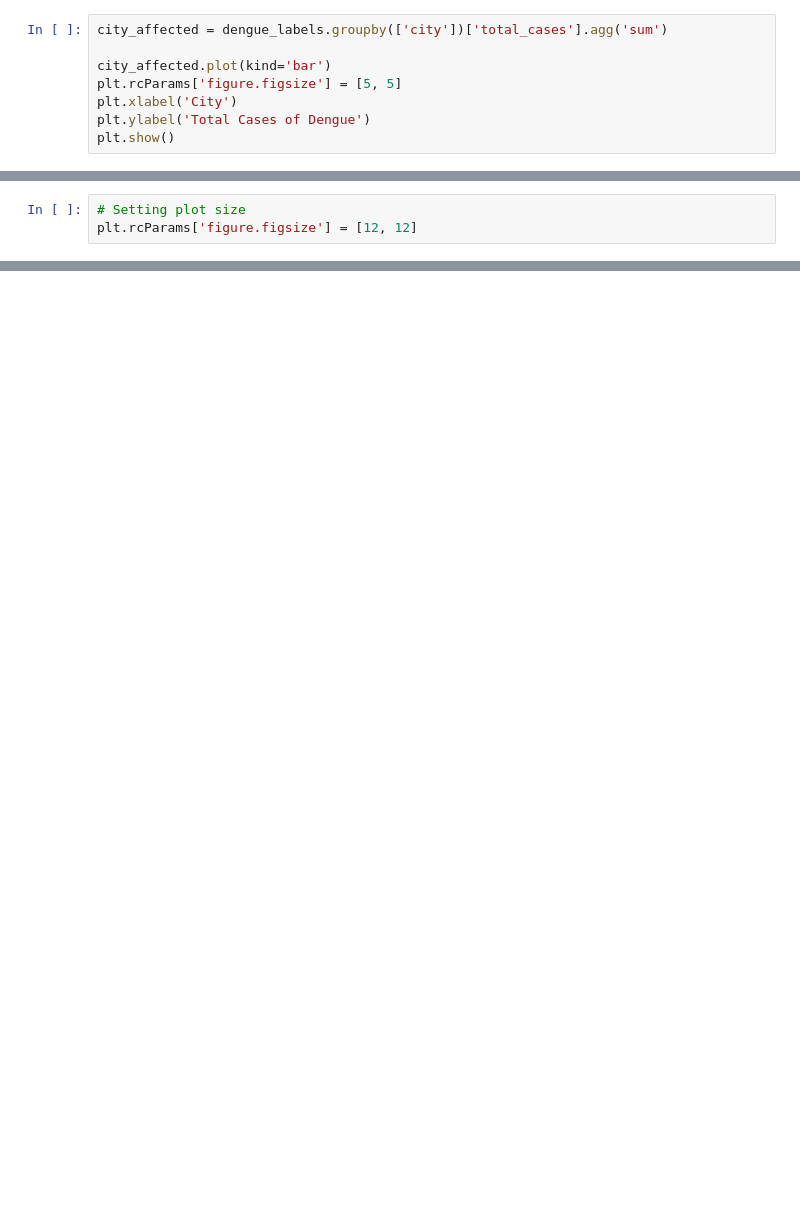
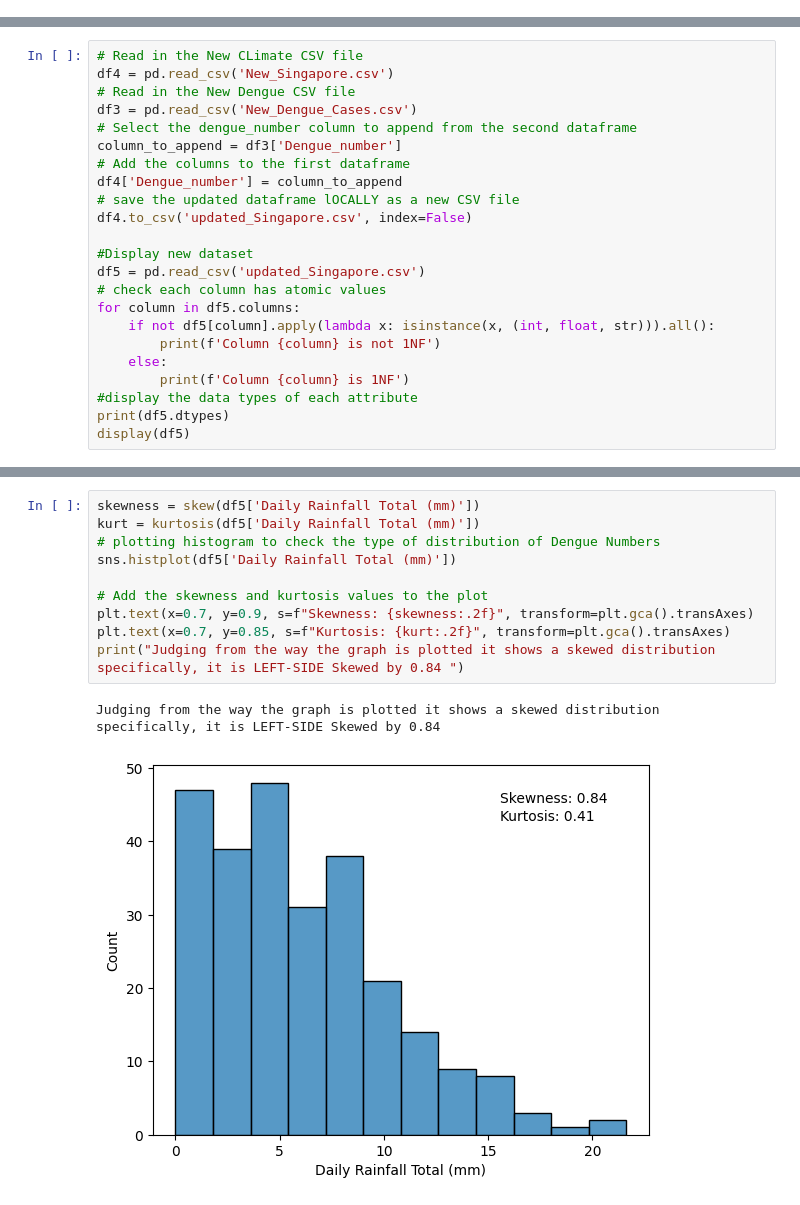
Before and after one commit to udipto325/ML_Project, a Jupyter notebook: dengue-prediction.ipynb, the cells around one changed output, grey strips where cells are left out. Drawn from its saved outputs; the diff is of its cells as text; blank space fills up the shorter version.

Commit message:
Kaggle Notebook | dengue prediction | Version 3

```diff
--- a/dengue-prediction.ipynb
+++ b/dengue-prediction.ipynb
@@ -59,8 +0,0 @@ plt.show()
-# %%
-city_affected = dengue_labels.groupby(['city'])['total_cases'].agg('sum')
-
-city_affected.plot(kind='bar')
-plt.rcParams['figure.figsize'] = [5, 5]
-plt.xlabel('City')
-plt.ylabel('Total Cases of Dengue')
-plt.show()
@@ -208,3 +0,0 @@ dengue_features.describe()
-# %%
-# Setting plot size
-plt.rcParams['figure.figsize'] = [12, 12]
@@ -383,0 +159,23 @@ print(sj_knn_grid_cv.best_params_)
+# %%
+# Read in the New CLimate CSV file
+df4 = pd.read_csv('New_Singapore.csv')
+# Read in the New Dengue CSV file
+df3 = pd.read_csv('New_Dengue_Cases.csv')
+# Select the dengue_number column to append from the second dataframe
+column_to_append = df3['Dengue_number']
+# Add the columns to the first dataframe
+df4['Dengue_number'] = column_to_append
+# save the updated dataframe lOCALLY as a new CSV file
+df4.to_csv('updated_Singapore.csv', index=False)
+
+#Display new dataset
+df5 = pd.read_csv('updated_Singapore.csv')
+# check each column has atomic values
+for column in df5.columns:
+    if not df5[column].apply(lambda x: isinstance(x, (int, float, str))).all():
+        print(f'Column {column} is not 1NF')
+    else:
+        print(f'Column {column} is 1NF')
+#display the data types of each attribute
+print(df5.dtypes)
+display(df5)
@@ -383,0 +353,13 @@ print(sj_knn_grid_cv.best_params_)
+# %%
+skewness = skew(df5['Daily Rainfall Total (mm)'])
+kurt = kurtosis(df5['Daily Rainfall Total (mm)'])
+# plotting histogram to check the type of distribution of Dengue Numbers
+sns.histplot(df5['Daily Rainfall Total (mm)'])
+
+# Add the skewness and kurtosis values to the plot
+plt.text(x=0.7, y=0.9, s=f"Skewness: {skewness:.2f}", transform=plt.gca().transAxes)
+plt.text(x=0.7, y=0.85, s=f"Kurtosis: {kurt:.2f}", transform=plt.gca().transAxes)
+print("Judging from the way the graph is plotted it shows a skewed distribution specifically, it is LEFT-SIDE Skewed by 0.84 ")
+# %% [output]
+Judging from the way the graph is plotted it shows a skewed distribution specifically, it is LEFT-SIDE Skewed by 0.84
+[figure, added]
```
Also changed, not shown: parts of 62 cells of this notebook.
